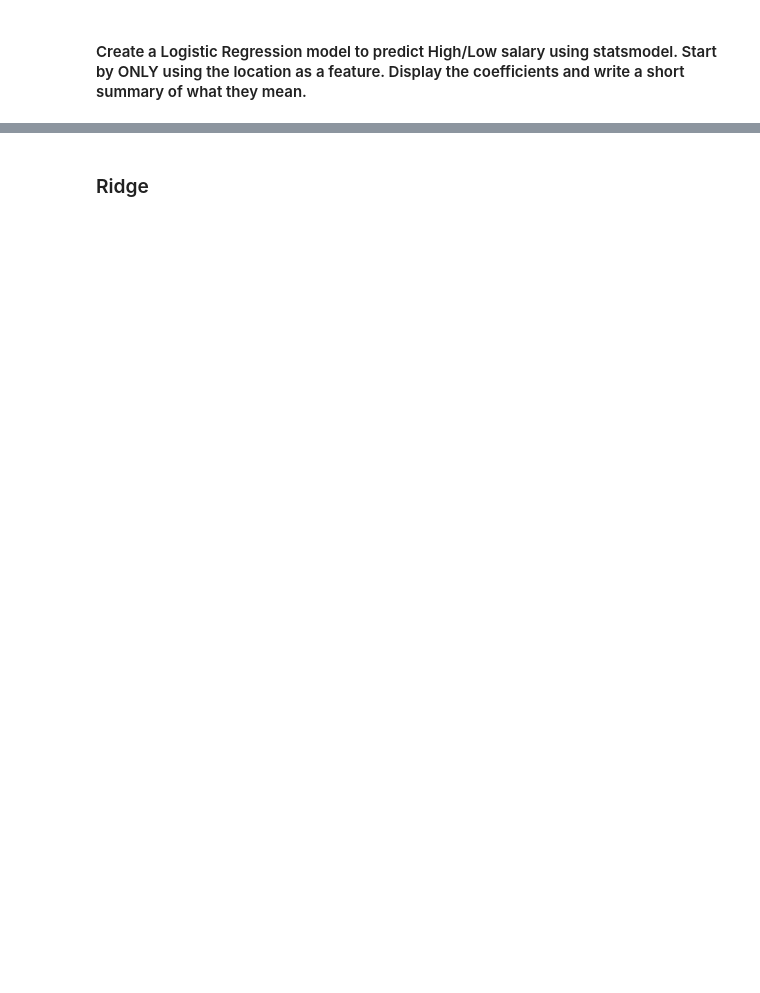
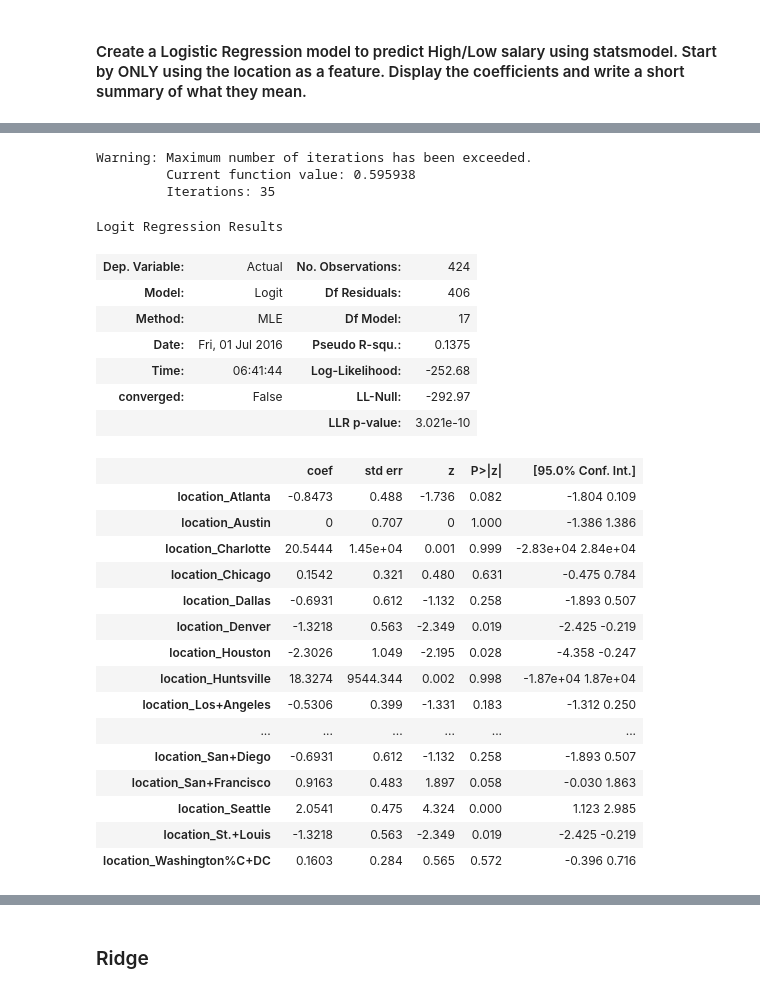
Before and after one commit to tamisalex/DSI, a Jupyter notebook: curriculum/02-projects/01-projects-weekly/project-04/starter-code/starter_code.ipynb, the cells around one changed output, grey strips where cells are left out. Saved outputs shown, nothing was run; the diff lists cells and outputs as text; code cells hidden in the pictures; blank space fills up the shorter version.

```diff
--- a/curriculum/02-projects/01-projects-weekly/project-04/starter-code/starter_code.ipynb
+++ b/curriculum/02-projects/01-projects-weekly/project-04/starter-code/starter_code.ipynb
@@ -310,0 +284,18 @@ Most Common Categorized Title:  0
+# %%
+def categorizeLevel(string):
+    title = string.lower()
+    if("junior" in title or "jr." in title):
+        return 0
+    elif("mid-level" in title):
+        return 2
+    elif("senior" in title or "sr." in title):
+        return 1
+    elif("principal" in title):
+        return 2
+    elif("lead" in title):
+        return 3
+    else:
+        return 4
+
+categorizedLevels = map(categorizeLevel,data.title)
+data["categorizedLevel"] = categorizedLevels
@@ -329,0 +347,36 @@ del smdata["categorizedTitle_"+str(mostCommonTitle)]
+# %%
+X = data.iloc[:,8:]
+y = data["HighLow"]
+y.name = "Actual"
+# %%
+logit = sm.Logit(y, X)
+result = logit.fit()
+result.summary()
+# %% [output]
+Warning: Maximum number of iterations has been exceeded.
+         Current function value: 0.595938
+         Iterations: 35
+Logit Regression Results
+| Dep. Variable: | Actual | No. Observations: | 424 |
+| Model: | Logit | Df Residuals: | 406 |
+| Method: | MLE | Df Model: | 17 |
+| Date: | Fri, 01 Jul 2016 | Pseudo R-squ.: | 0.1375 |
+| Time: | 06:41:44 | Log-Likelihood: | -252.68 |
+| converged: | False | LL-Null: | -292.97 |
+|  |  | LLR p-value: | 3.021e-10 |
+|  | coef | std err | z | P>|z| | [95.0% Conf. Int.] |
+| location_Atlanta | -0.8473 | 0.488 | -1.736 | 0.082 | -1.804 0.109 |
+| location_Austin | 0 | 0.707 | 0 | 1.000 | -1.386 1.386 |
+| location_Charlotte | 20.5444 | 1.45e+04 | 0.001 | 0.999 | -2.83e+04 2.84e+04 |
+| location_Chicago | 0.1542 | 0.321 | 0.480 | 0.631 | -0.475 0.784 |
+| location_Dallas | -0.6931 | 0.612 | -1.132 | 0.258 | -1.893 0.507 |
+| location_Denver | -1.3218 | 0.563 | -2.349 | 0.019 | -2.425 -0.219 |
+| location_Houston | -2.3026 | 1.049 | -2.195 | 0.028 | -4.358 -0.247 |
+| location_Huntsville | 18.3274 | 9544.344 | 0.002 | 0.998 | -1.87e+04 1.87e+04 |
+| location_Los+Angeles | -0.5306 | 0.399 | -1.331 | 0.183 | -1.312 0.250 |
+| ... | ... | ... | ... | ... | ... |
+| location_San+Diego | -0.6931 | 0.612 | -1.132 | 0.258 | -1.893 0.507 |
+| location_San+Francisco | 0.9163 | 0.483 | 1.897 | 0.058 | -0.030 1.863 |
+| location_Seattle | 2.0541 | 0.475 | 4.324 | 0.000 | 1.123 2.985 |
+| location_St.+Louis | -1.3218 | 0.563 | -2.349 | 0.019 | -2.425 -0.219 |
+| location_Washington%C+DC | 0.1603 | 0.284 | 0.565 | 0.572 | -0.396 0.716 |
```
Also changed, not shown: parts of 56 cells of this notebook, 1 other file.
